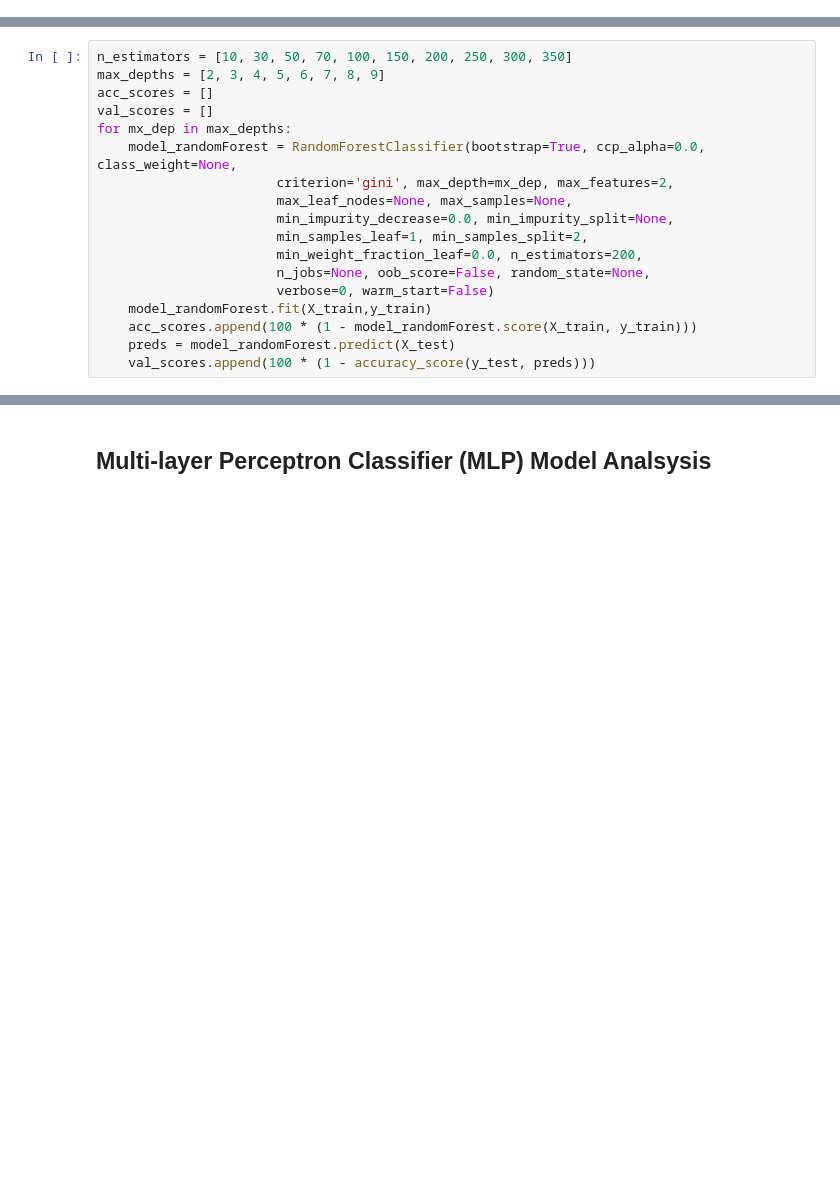
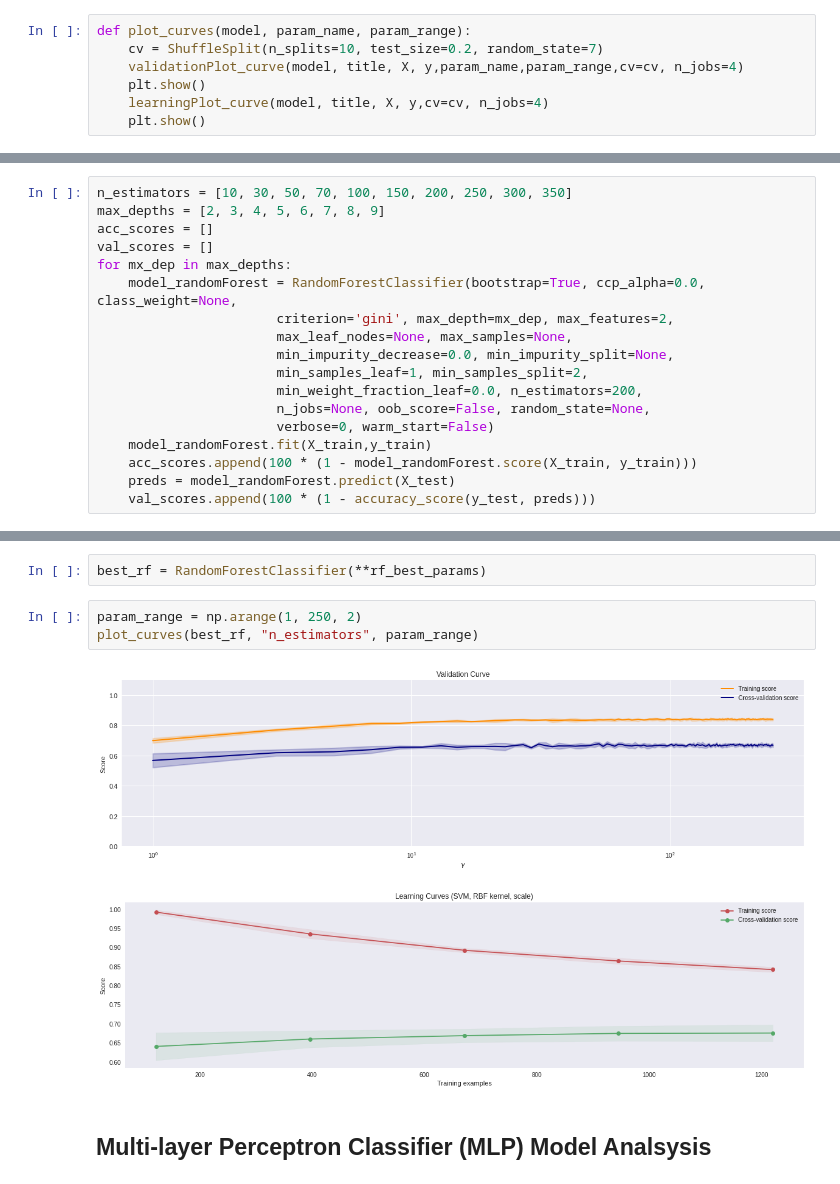
Before and after one commit to hatemalamir/election-ml, a Jupyter notebook: election_ml.ipynb, the cells around one changed output, grey strips where cells are left out. Saved outputs shown, nothing was run; the diff lists cells and outputs as text; blank space fills up the shorter version.

```diff
--- a/election_ml.ipynb
+++ b/election_ml.ipynb
@@ -312,3 +465,10 @@ def plot_confusion_matrix(y_test, y_preds):
+# %%
+def plot_curves(model, param_name, param_range):
+    cv = ShuffleSplit(n_splits=10, test_size=0.2, random_state=7)
+    validationPlot_curve(model, title, X, y,param_name,param_range,cv=cv, n_jobs=4)
+    plt.show()
+    learningPlot_curve(model, title, X, y,cv=cv, n_jobs=4)
+    plt.show()
 # %% [markdown]
 ## Support Vector Machine Model (SVM) Analysis
 # %%
@@ -602,3 +659,11 @@ plt.ylim(0,100)
+# %%
+best_rf = RandomForestClassifier(**rf_best_params)
+# %%
+param_range = np.arange(1, 250, 2)
+plot_curves(best_rf, "n_estimators", param_range)
+# %% [output]
+[figure, added]
+[figure, added]
 # %% [markdown]
 ## Multi-layer Perceptron Classifier (MLP) Model Analsysis
 # %%
```
Also changed, not shown: parts of 51 cells of this notebook.
